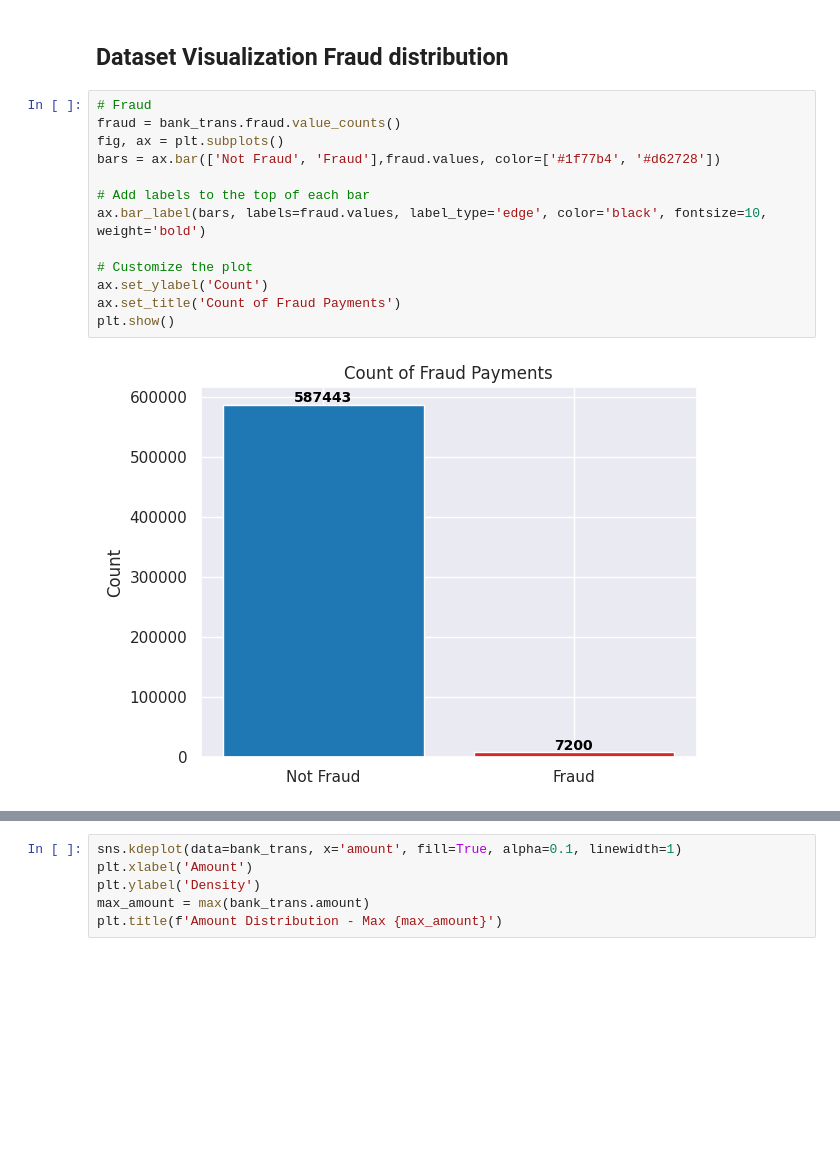
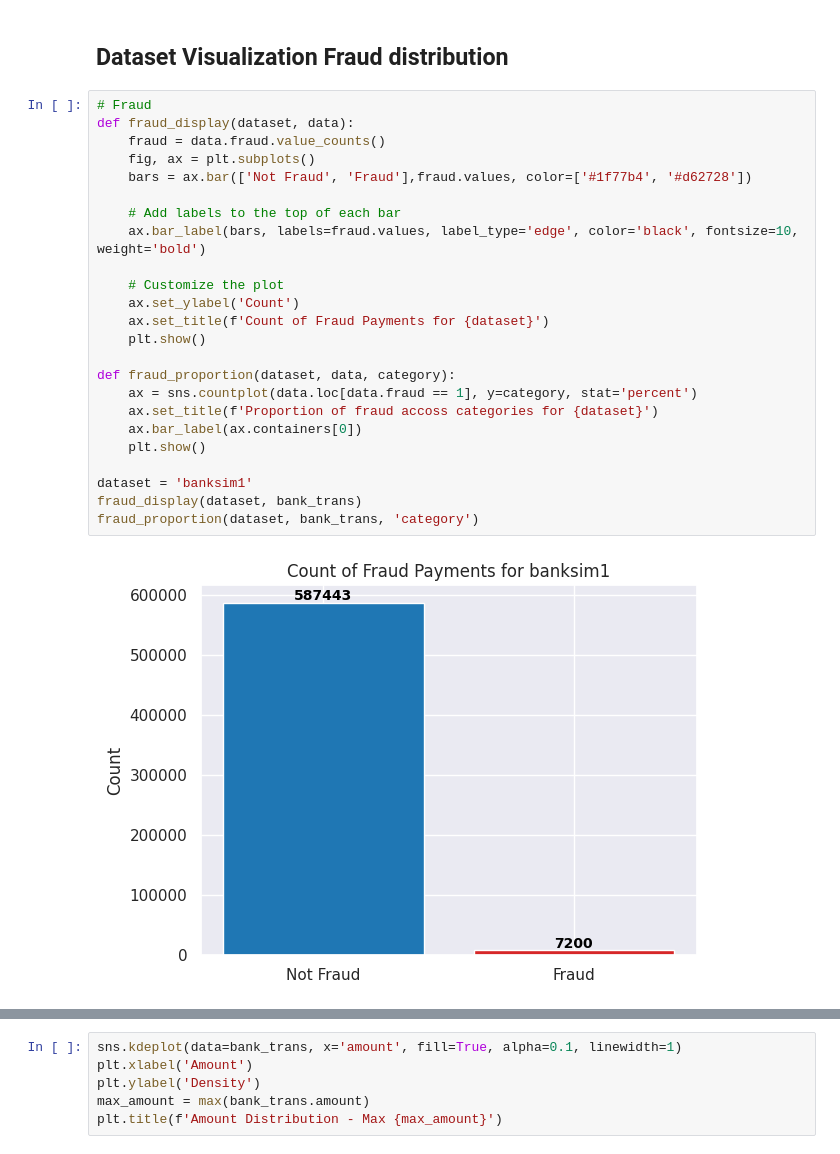
Before and after one commit to hollow-owl/CSCE439_final_project, a Jupyter notebook: banksim1.ipynb, the cells around one changed output, grey strips where cells are left out. Cells and saved outputs as stored; diff of their text form; blank space fills up the shorter version.

```diff
--- a/banksim1.ipynb
+++ b/banksim1.ipynb
@@ -190,16 +189,27 @@ Bank Network (594643, 5)
 ## Dataset Visualization Fraud distribution
 # %%
 # Fraud
-fraud = bank_trans.fraud.value_counts()
-fig, ax = plt.subplots()
-bars = ax.bar(['Not Fraud', 'Fraud'],fraud.values, color=['#1f77b4', '#d62728'])
+def fraud_display(dataset, data):
+    fraud = data.fraud.value_counts()
+    fig, ax = plt.subplots()
+    bars = ax.bar(['Not Fraud', 'Fraud'],fraud.values, color=['#1f77b4', '#d62728'])
 
-# Add labels to the top of each bar
-ax.bar_label(bars, labels=fraud.values, label_type='edge', color='black', fontsize=10, weight='bold')
+    # Add labels to the top of each bar
+    ax.bar_label(bars, labels=fraud.values, label_type='edge', color='black', fontsize=10, weight='bold')
 
-# Customize the plot
-ax.set_ylabel('Count')
-ax.set_title('Count of Fraud Payments')
-plt.show()
+    # Customize the plot
+    ax.set_ylabel('Count')
+    ax.set_title(f'Count of Fraud Payments for {dataset}')
+    plt.show()
+
+def fraud_proportion(dataset, data, category):
+    ax = sns.countplot(data.loc[data.fraud == 1], y=category, stat='percent')
+    ax.set_title(f'Proportion of fraud accoss categories for {dataset}')
+    ax.bar_label(ax.containers[0])
+    plt.show()
+
+dataset = 'banksim1'
+fraud_display(dataset, bank_trans)
+fraud_proportion(dataset, bank_trans, 'category')
 # %% [output]
-[figure, old version]
+[figure, new version]
```
Also changed, not shown: parts of 9 cells of this notebook, 29 other files.
